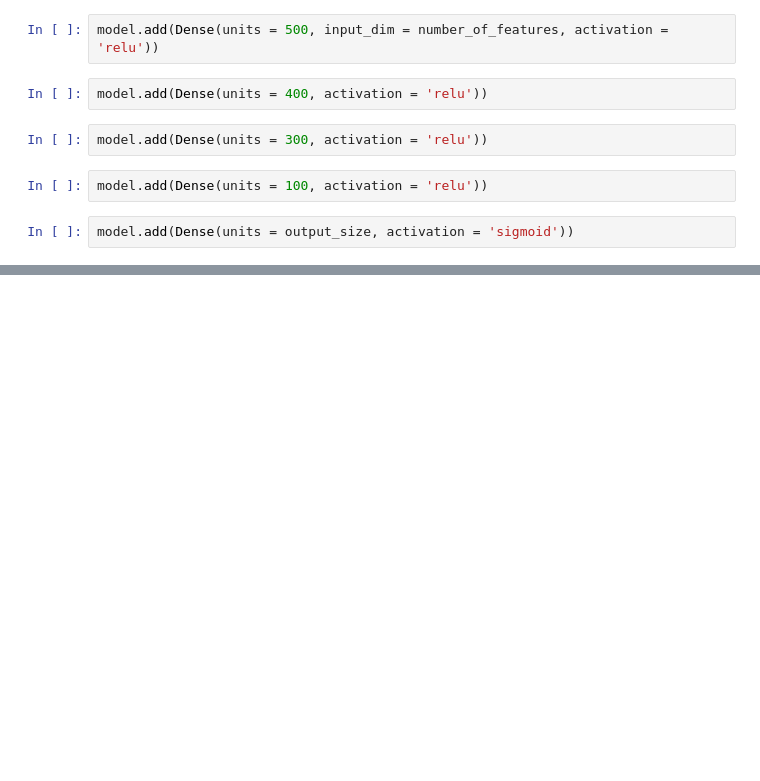
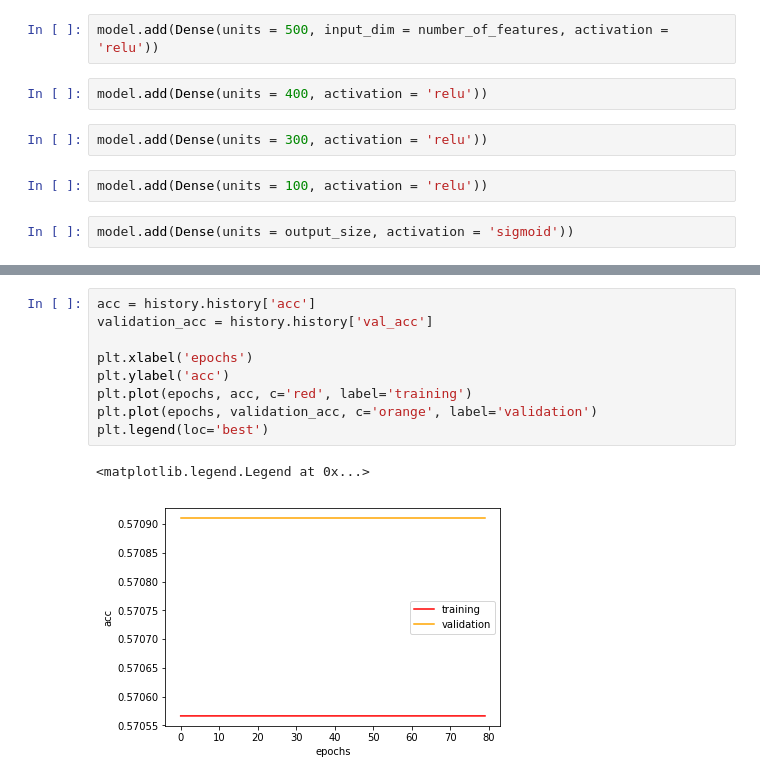
Before and after one commit to Pljosan/MLseminarski, a Jupyter notebook: Prediction.ipynb, the cells around one changed output, grey strips where cells are left out. Drawn from its saved outputs; the diff is of its cells as text; blank space fills up the shorter version.

```diff
--- a/Prediction.ipynb
+++ b/Prediction.ipynb
@@ -293,0 +362,12 @@ ValueError: could not convert string to float: between
+# %%
+acc = history.history['acc']
+validation_acc = history.history['val_acc']
+
+plt.xlabel('epochs')
+plt.ylabel('acc')
+plt.plot(epochs, acc, c='red', label='training')
+plt.plot(epochs, validation_acc, c='orange', label='validation')
+plt.legend(loc='best')
+# %% [output]
+<matplotlib.legend.Legend at 0x...>
+[figure, added]
```
Also changed, not shown: parts of 15 cells of this notebook.
